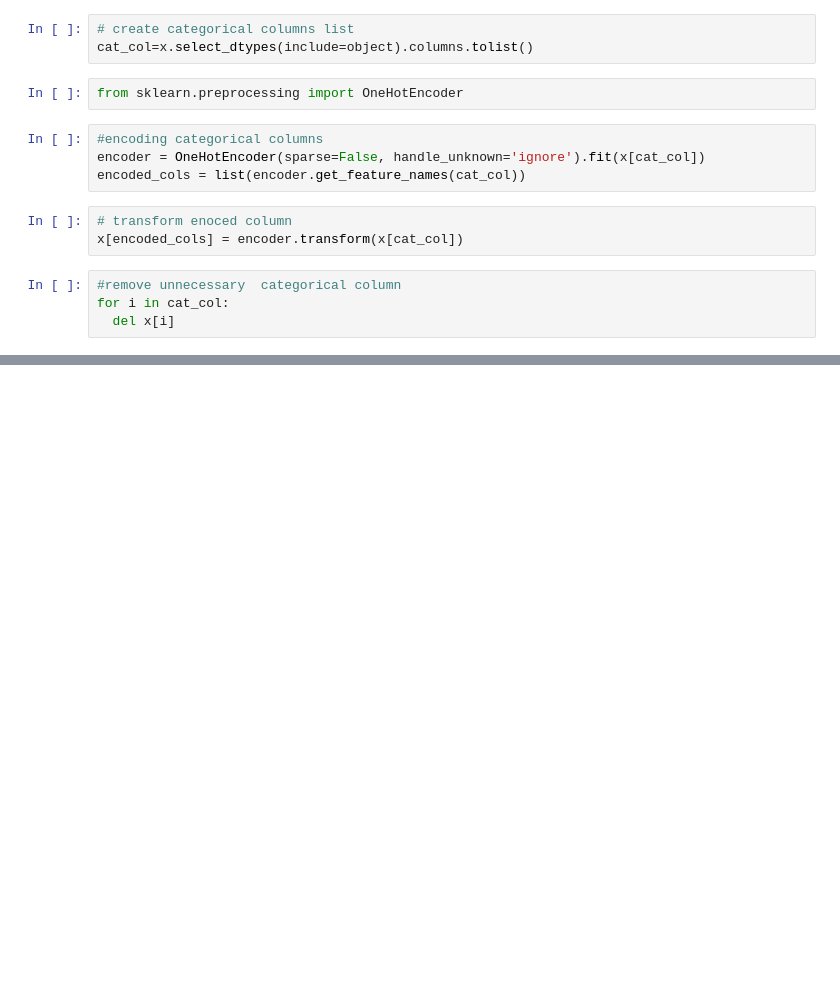
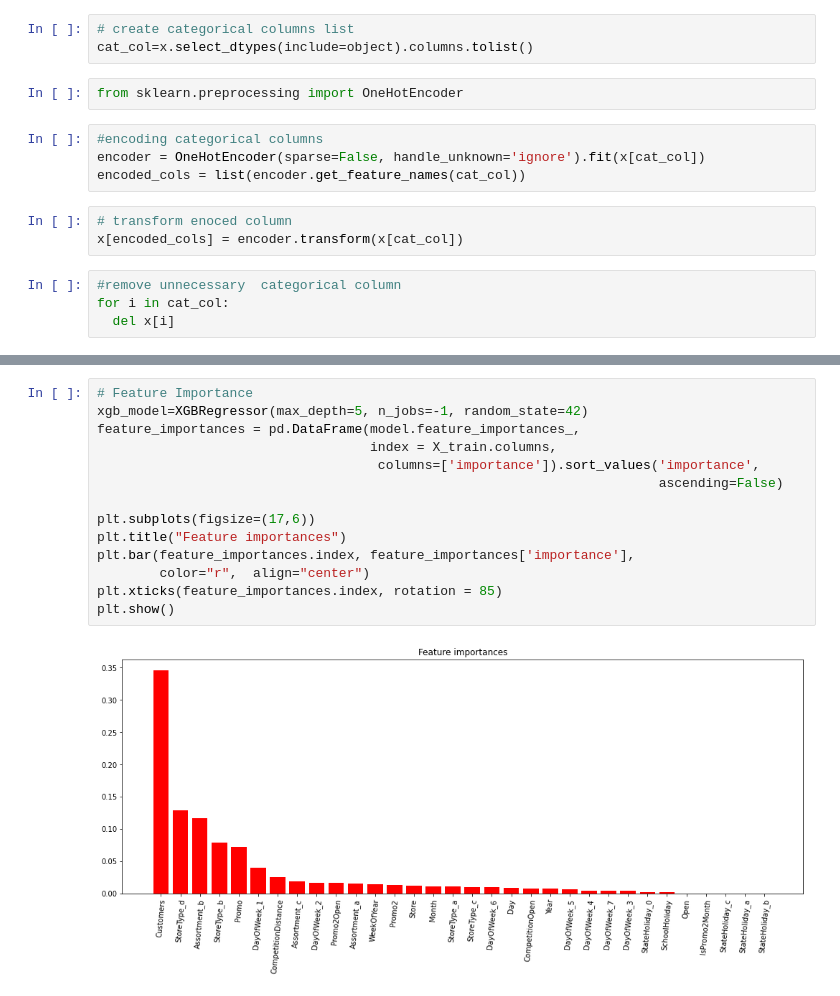
Before and after one commit to vak1997/Rossmann-Sales-Prediction, a Jupyter notebook: Rossmann_Sales_Prediction_Capstone_Project_2.ipynb, the cells around one changed output, grey strips where cells are left out. Drawn from its saved outputs; the diff is of its cells as text; blank space fills up the shorter version.

```diff
--- a/Rossmann_Sales_Prediction_Capstone_Project_2.ipynb
+++ b/Rossmann_Sales_Prediction_Capstone_Project_2.ipynb
@@ -580,0 +809,16 @@ for i in cat_col:
+# %%
+# Feature Importance
+xgb_model=XGBRegressor(max_depth=5, n_jobs=-1, random_state=42)
+feature_importances = pd.DataFrame(model.feature_importances_,
+                                   index = X_train.columns,
+                                    columns=['importance']).sort_values('importance',
+                                                                        ascending=False)
+
+plt.subplots(figsize=(17,6))
+plt.title("Feature importances")
+plt.bar(feature_importances.index, feature_importances['importance'],
+        color="r",  align="center")
+plt.xticks(feature_importances.index, rotation = 85)
+plt.show()
+# %% [output]
+[figure, added]
```
Also changed, not shown: parts of 11 cells of this notebook.
